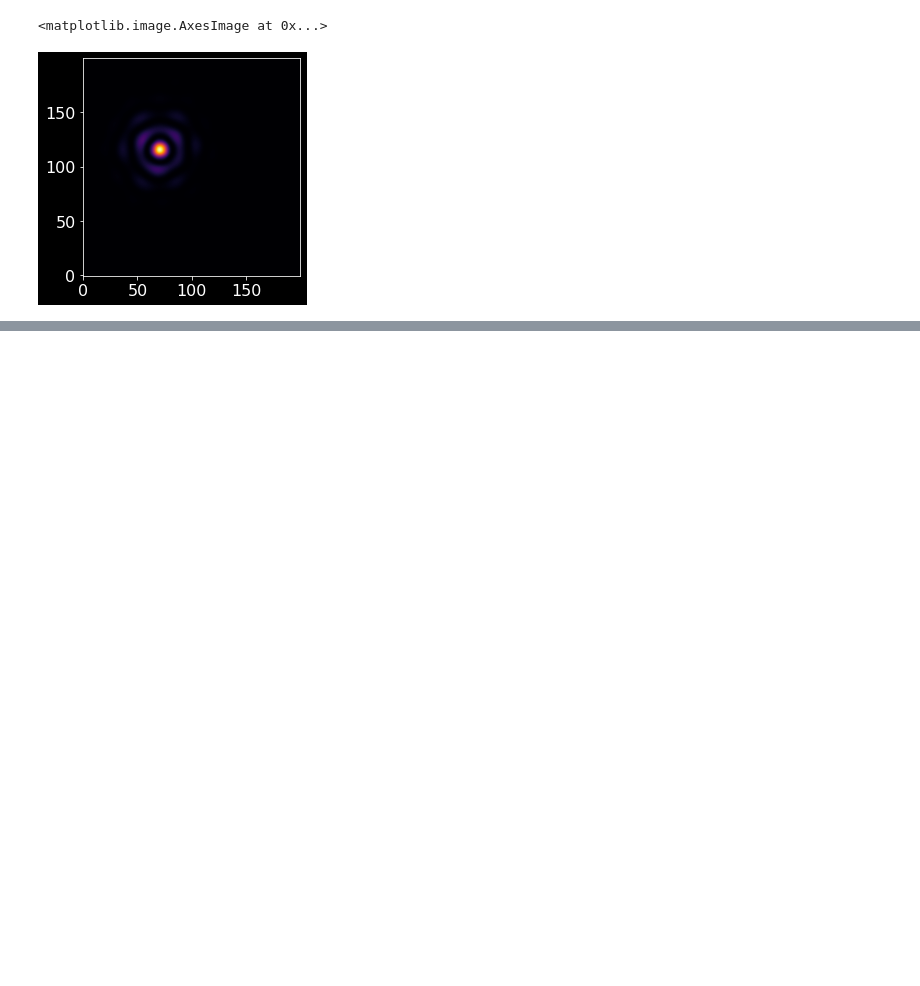
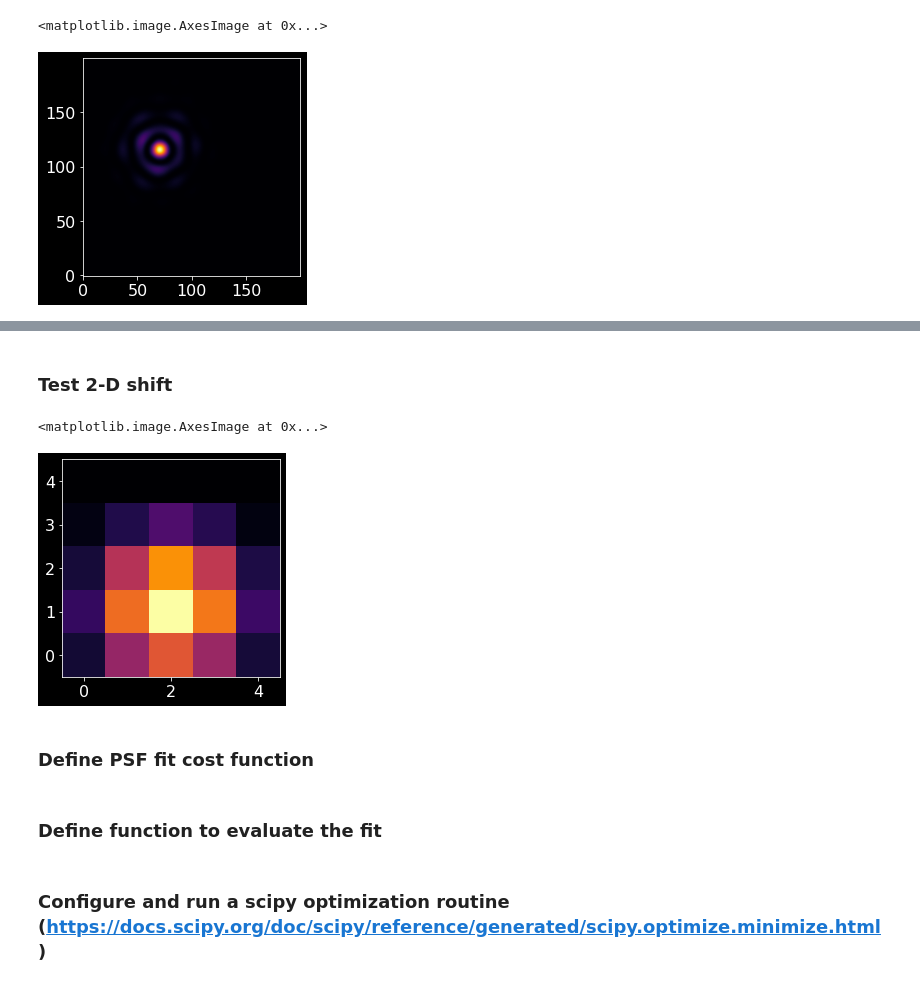
Before and after one commit to roman-corgi/Roman-CGI-Data-Challenge-Tutorials, a Jupyter notebook: Analysis/official2019/04-HLC_photometry_astrometry_ep2_PSF_fit.ipynb, the cells around one changed output, grey strips where cells are left out. Drawn from its saved outputs; the diff is of its cells as text; code cells hidden in the pictures; blank space fills up the shorter version.

```diff
--- a/Analysis/official2019/04-HLC_photometry_astrometry_ep2_PSF_fit.ipynb
+++ b/Analysis/official2019/04-HLC_photometry_astrometry_ep2_PSF_fit.ipynb
@@ -480,0 +564,10 @@ plt.imshow(test_hires_psf)
+# %% [markdown]
+### Test 2-D shift
+# %%
+test_shift = scipy.ndimage.shift(binned_test_cutout, (-1, 0))
+plt.imshow(test_shift)
+# %% [output]
+<matplotlib.image.AxesImage at 0x...>
+[figure, added]
+# %% [markdown]
+### Define PSF fit cost function
@@ -480,0 +594,2 @@ plt.imshow(test_hires_psf)
+# %% [markdown]
+### Define function to evaluate the fit
@@ -480,0 +615,2 @@ plt.imshow(test_hires_psf)
+# %% [markdown]
+### Configure and run a scipy optimization routine (https://docs.scipy.org/doc/scipy/reference/generated/scipy.optimize.minimize.html)
```
Also changed, not shown: parts of 31 cells of this notebook.
